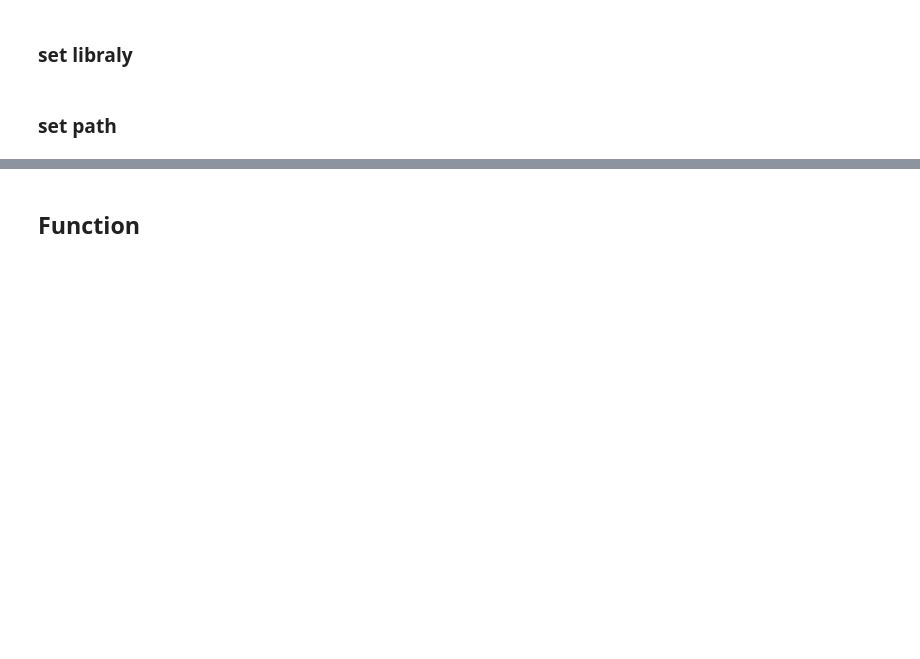
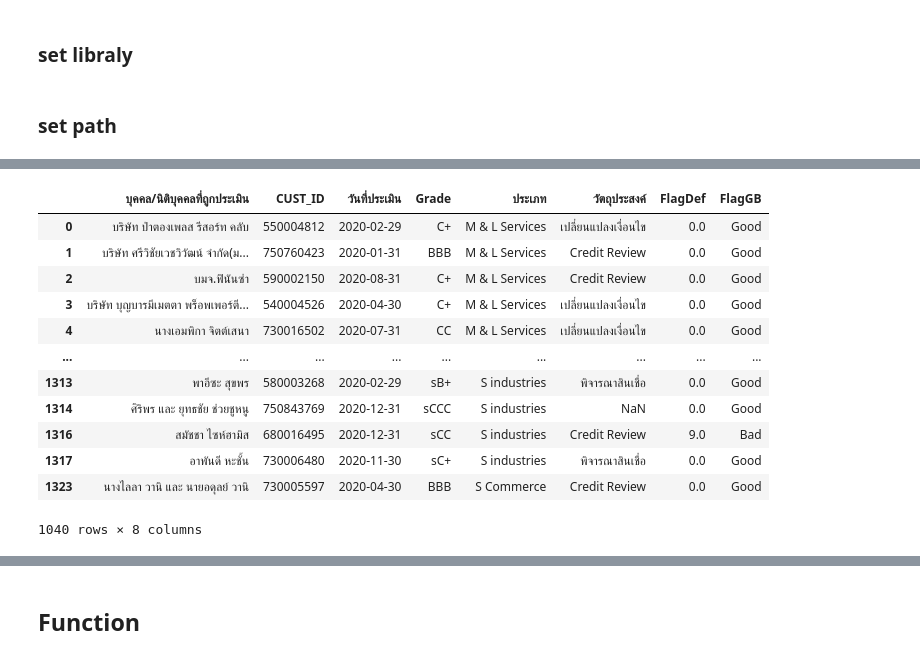
Before and after one commit to Taecpy/CRR-validate, a Jupyter notebook: CRR_validate.ipynb, the cells around one changed output, grey strips where cells are left out. Cells and saved outputs as stored; diff of their text form; code cells hidden in the pictures; blank space fills up the shorter version.

```diff
--- a/CRR_validate.ipynb
+++ b/CRR_validate.ipynb
@@ -181,0 +74,19 @@ test.head()
+# %%
+df_list = []
+cust_id = df['CUST_ID'].unique()
+for i in cust_id:
+        # map each CID
+        df_i = df[df['CUST_ID'].isin([i])]
+        df_i = df_i[df_i['AS_OF_DATE'] >= df_i['วันที่ประเมิน'].unique()[0]]
+        df_i['Performance'] = df_i['AS_OF_DATE'].dt.to_period('M').astype('int64') - df_i['วันที่ประเมิน'].dt.to_period('M').astype('int64')
+                # cut tail, not exceed 12 months
+        df_i = df_i[df_i['Performance'] <= 12]
+        # fill NA
+        df_i.fillna({'NPF_FLAG':'N'}, inplace=True)
+        df_i['FlagDef'] = df_i['NPF_FLAG'].apply(lambda x: 0 if x == 'N' else 1)
+        df_list.append(df_i)
+df_P = pd.concat(df_list)
+df_P= df_P.groupby('CUST_ID')[['FlagDef']].sum()
+df_P['FlagGB'] = df_['FlagDef'].apply(lambda x : 'Good' if x == 0 else 'Bad')
+# %%
+df_A = data_main.merge(df_P,how='left',on='CUST_ID')
@@ -181,0 +108,16 @@ test.head()
+# %%
+df_2563
+# %% [output]
+|  | บุคคล/นิติบุคคลที่ถูกประเมิน | CUST_ID | วันที่ประเมิน | Grade | ประเภท | วัตถุประสงค์ | FlagDef | FlagGB |
+| 0 | บริษัท ป่าตองเพลส รีสอร์ท คลับ | 550004812 | 2020-02-29 | C+ | M & L Services | เปลี่ยนแปลงเงื่อนไข | 0.0 | Good |
+| 1 | บริษัท ศรีวิชัยเวชวิวัฒน์ จำกัด(ม... | 750760423 | 2020-01-31 | BBB | M & L Services | Credit Review | 0.0 | Good |
+| 2 | บมจ.ฟินันซ่า | 590002150 | 2020-08-31 | C+ | M & L Services | Credit Review | 0.0 | Good |
+| 3 | บริษัท บุญบารมีเมตตา พร็อพเพอร์ตี... | 540004526 | 2020-04-30 | C+ | M & L Services | เปลี่ยนแปลงเงื่อนไข | 0.0 | Good |
+| 4 | นางเอมพิกา จิตต์เสนา | 730016502 | 2020-07-31 | CC | M & L Services | เปลี่ยนแปลงเงื่อนไข | 0.0 | Good |
+| ... | ... | ... | ... | ... | ... | ... | ... | ... |
+| 1313 | พาอีซะ สุขพร | 580003268 | 2020-02-29 | sB+ | S industries | พิจารณาสินเชื่อ | 0.0 | Good |
+| 1314 | ศิริพร และ ยุทธชัย ช่วยชูหนู | 750843769 | 2020-12-31 | sCCC | S industries | NaN | 0.0 | Good |
+| 1316 | สมัชชา ไซห์ฮามิส | 680016495 | 2020-12-31 | sCC | S industries | Credit Review | 9.0 | Bad |
+| 1317 | อาพันดี หะชั้น | 730006480 | 2020-11-30 | sC+ | S industries | พิจารณาสินเชื่อ | 0.0 | Good |
+| 1323 | นางไลลา วานิ และ นายอดุลย์ วานิ | 730005597 | 2020-04-30 | BBB | S Commerce | Credit Review | 0.0 | Good |
+1040 rows × 8 columns
```
Also changed, not shown: parts of 28 cells of this notebook.
